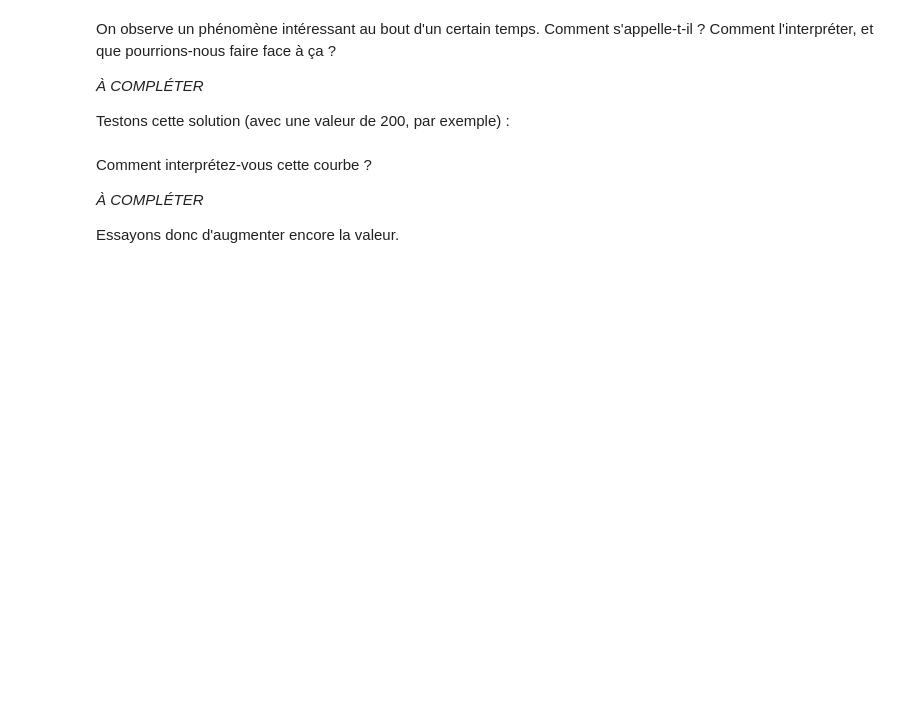
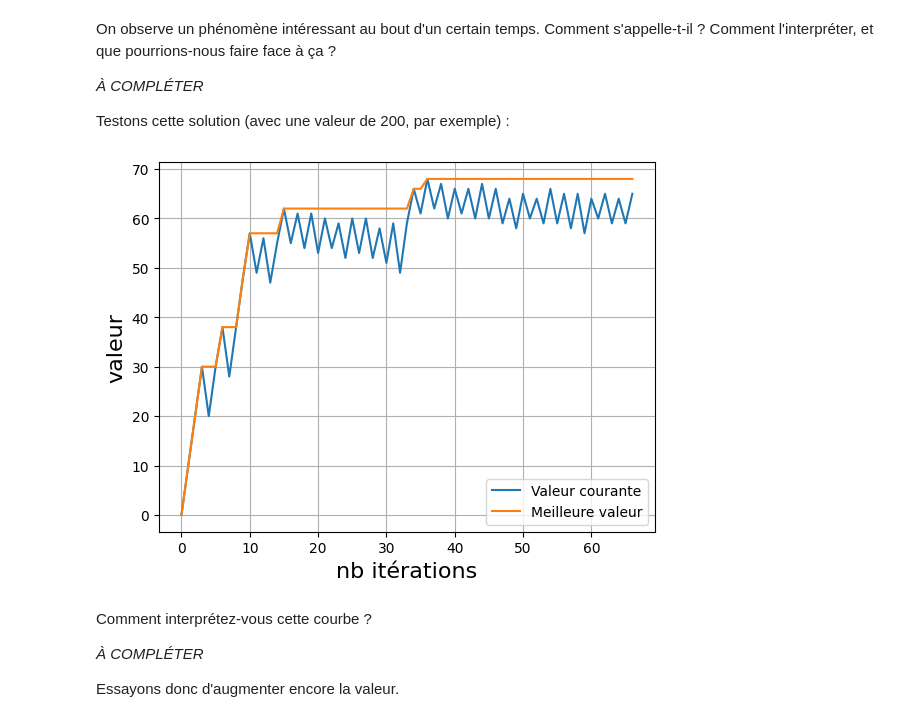
Before and after one commit to yanou16/Corbeille-probl-me-NP, a Jupyter notebook: Workshop_4_2_-_Etudiant.ipynb, the cells around one changed output. Drawn from its saved outputs; the diff is of its cells as text; code cells hidden in the pictures; blank space fills up the shorter version.

```diff
--- a/Workshop_4_2_-_Etudiant.ipynb
+++ b/Workshop_4_2_-_Etudiant.ipynb
@@ -206,14 +258,25 @@ On observe un phénomène intéressant au bout d'un certain temps. Comment s'app
 
 Testons cette solution (avec une valeur de 200, par exemple)&nbsp;:
 # %%
-sac=(False,)*nb_objets
-#À COMPLÉTER
-sol, courants, meilleurs_courants=recherche_tabou_traject(sac, taille_tabou, iter_max)
+sac = (False,) * nb_objets
 
-plt.plot(range(len(courants)), courants)
-plt.plot(range(len(courants)), meilleurs_courants)
+# paramètres à définir
+iter_max = 30
+taille_tabou = 200
+
+# appel de la fonction
+sol, courants, meilleurs_courants = recherche_tabou_traject(sac, taille_tabou, iter_max)
+
+# tracé des valeurs
+plt.plot(range(len(courants)), courants, label="Valeur courante")
+plt.plot(range(len(meilleurs_courants)), meilleurs_courants, label="Meilleure valeur")
 plt.xlabel("nb itérations", fontsize=16)
 plt.ylabel("valeur", fontsize=16)
+plt.legend()
+plt.grid(True)
+plt.show()
+# %% [output]
+[figure, added]
 # %% [markdown]
 Comment interprétez-vous cette courbe&nbsp;?
 
```
Also changed, not shown: parts of 5 cells of this notebook, 1 other file.
